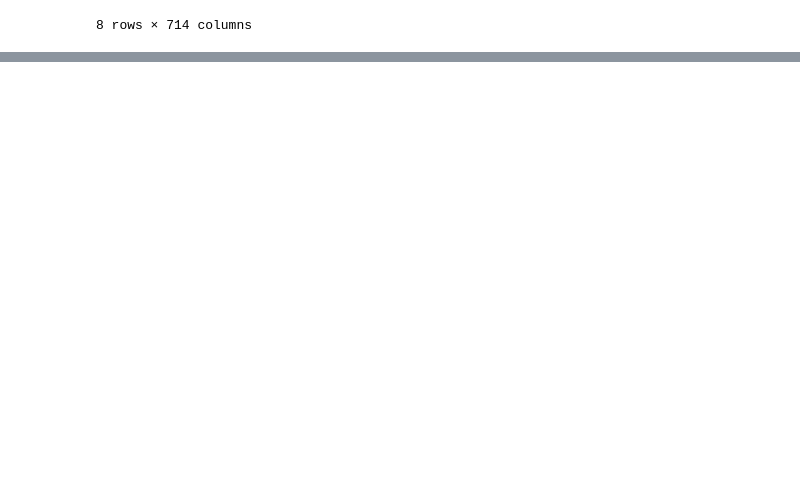
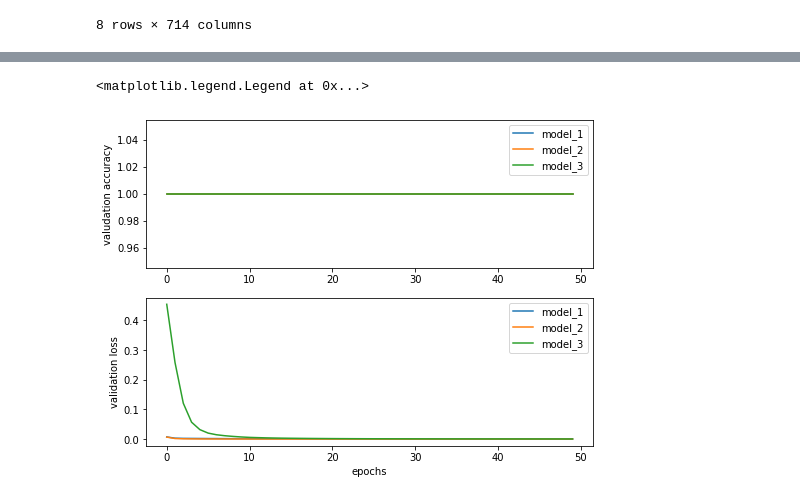
Before and after one commit to saidPolancoUPV/magic-wand-arduino-33-ble-sense, a Jupyter notebook: notebook/magic_wand_model.ipynb, the cells around one changed output, grey strips where cells are left out. Saved outputs shown, nothing was run; the diff lists cells and outputs as text; code cells hidden in the pictures; blank space fills up the shorter version.

Commit message:
se agrega 1era version del modelo

```diff
--- a/notebook/magic_wand_model.ipynb
+++ b/notebook/magic_wand_model.ipynb
@@ -136,0 +153,5 @@ model = Sequential([
+# %%
+models = [create_custom_model(714, 2, 16, i, 'model_{}'.format(i)) for i in range(1, 4)]
+
+for create_model in models:
+    create_model().summary()
@@ -136,0 +176,23 @@ model = Sequential([
+# %%
+# train models
+from keras.callbacks import TensorBoard
+
+history_dict = {}
+
+# Tensorboard callback
+cb = TensorBoard()
+
+for create_model in models:
+    model = create_model()
+    print('Model name:', model.name)
+    history_callback = model.fit(df_standarized_features.values, df_ohe_labels.values,
+                                 batch_size=5,
+                                 epochs=50,
+                                 verbose=0,
+                                 validation_split=0.2,
+                                 callbacks=[cb])
+    score = model.evaluate(df_standarized_features.values, df_ohe_labels.values, verbose=0)
+    print('Test loss:', score[0])
+    print('Test accuracy: ', score[1])
+
+    history_dict[model.name] = [history_callback, model]
@@ -136,0 +209,19 @@ model = Sequential([
+# %%
+# plot accuracy and loss from training
+
+fig, (ax1, ax2) = plt.subplots(2, figsize=(8, 6))
+
+for model_name in history_dict:
+    val_accuracy = history_dict[model_name][0].history['val_accuracy']
+    val_loss = history_dict[model_name][0].history['val_loss']
+    ax1.plot(val_accuracy, label=model_name)
+    ax2.plot(val_loss, label=model_name)
+
+ax1.set_ylabel('valudation accuracy')
+ax2.set_ylabel('validation loss')
+ax2.set_xlabel('epochs')
+ax1.legend()
+ax2.legend()
+# %% [output]
+<matplotlib.legend.Legend at 0x...>
+[figure, added]
```
Also changed, not shown: parts of 13 cells of this notebook, 7 other files.
